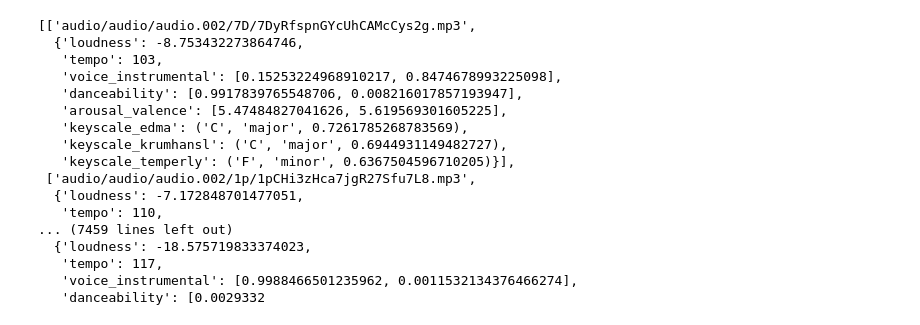
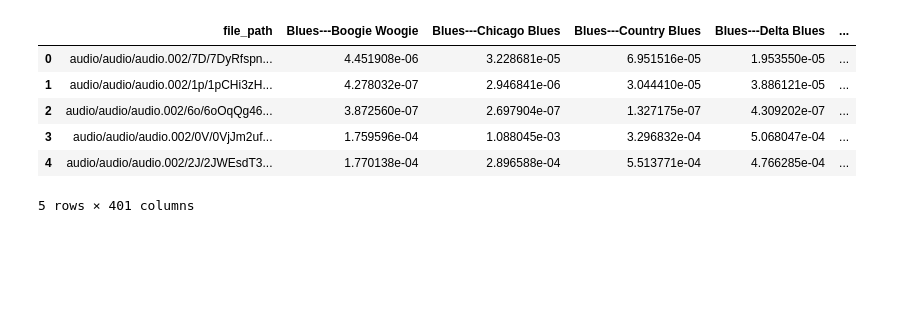
Before and after one commit to Masetto96/music-collection-analyzer, a Jupyter notebook: statistics.ipynb, the cells around one changed output. Drawn from its saved outputs; the diff is of its cells as text; code cells hidden in the pictures; blank space fills up the shorter version.

```diff
--- a/statistics.ipynb
+++ b/statistics.ipynb
@@ -47,35 +11,14 @@ df
-# %%
-import utils as u
-import pickle
-import pandas as pd
-
-ESSENTIA_ANALYSIS_PATH = 'descriptors/discogs-400-genre.pkl'
-
-with open(ESSENTIA_ANALYSIS_PATH, 'rb') as f:
-    data = pickle.load(f)
-
-# Convert the list of data into a Pandas DataFrame
-# df = pd.DataFrame(data)
-# df
-
-df = u.load_essentia_analysis(ESSENTIA_ANALYSIS_PATH)
-df
-# type(df)
-# %% [output]
-[['audio/audio/audio.002/7D/7DyRfspnGYcUhCAMcCys2g.mp3',
-  {'loudness': -8.753432273864746,
-   'tempo': 103,
-   'voice_instrumental': [0.15253224968910217, 0.8474678993225098],
-   'danceability': [0.9917839765548706, 0.008216017857193947],
-   'arousal_valence': [5.47484827041626, 5.619569301605225],
-   'keyscale_edma': ('C', 'major', 0.7261785268783569),
-   'keyscale_krumhansl': ('C', 'major', 0.6944931149482727),
-   'keyscale_temperly': ('F', 'minor', 0.6367504596710205)}],
- ['audio/audio/audio.002/1p/1pCHi3zHca7jgR27Sfu7L8.mp3',
-  {'loudness': -7.172848701477051,
-   'tempo': 110,
-... (7459 lines left out)
-  {'loudness': -18.575719833374023,
-   'tempo': 117,
-   'voice_instrumental': [0.9988466501235962, 0.0011532134376466274],
-   'danceability': [0.0029332
+# %%
+# TODO: compute and plot genre distribution
+pickle_file_path = 'descriptors/discogs-400-genre.pkl'
+
+discogs_df = u.read_pickle_descriptors(pickle_file_path)
+discogs_df.head(5)
+# %% [output]
+|  | file_path | Blues---Boogie Woogie | Blues---Chicago Blues | Blues---Country Blues | Blues---Delta Blues | ... |
+| 0 | audio/audio/audio.002/7D/7DyRfspn... | 4.451908e-06 | 3.228681e-05 | 6.951516e-05 | 1.953550e-05 | ... |
+| 1 | audio/audio/audio.002/1p/1pCHi3zH... | 4.278032e-07 | 2.946841e-06 | 3.044410e-05 | 3.886121e-05 | ... |
+| 2 | audio/audio/audio.002/6o/6oOqQg46... | 3.872560e-07 | 2.697904e-07 | 1.327175e-07 | 4.309202e-07 | ... |
+| 3 | audio/audio/audio.002/0V/0VjJm2uf... | 1.759596e-04 | 1.088045e-03 | 3.296832e-04 | 5.068047e-04 | ... |
+| 4 | audio/audio/audio.002/2J/2JWEsdT3... | 1.770138e-04 | 2.896588e-04 | 5.513771e-04 | 4.766285e-04 | ... |
+5 rows × 401 columns
```
Also changed, not shown: parts of 12 cells of this notebook, 5 other files.
